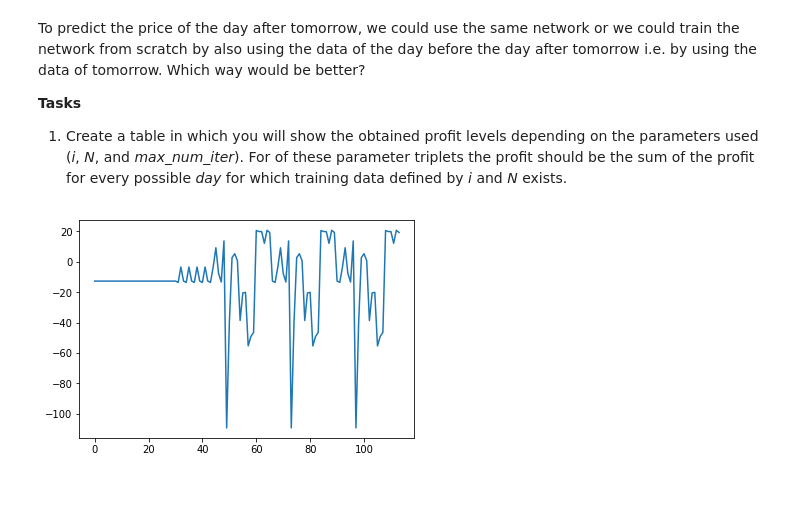
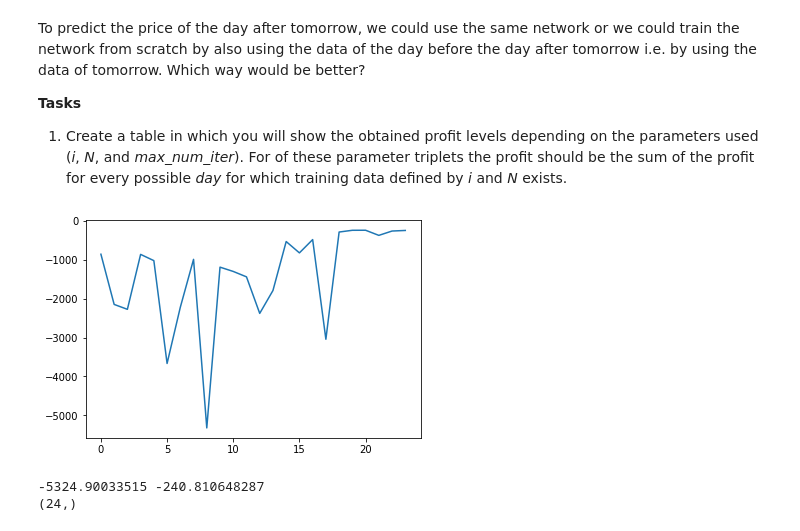
Before and after one commit to kosticmarin/nnets, a Jupyter notebook: exercise2/lab4.ipynb, the cells around one changed output. Drawn from its saved outputs; the diff is of its cells as text; code cells hidden in the pictures; blank space fills up the shorter version.

Commit message:
Fix profit calculation

```diff
--- a/exercise2/lab4.ipynb
+++ b/exercise2/lab4.ipynb
@@ -170,9 +170,9 @@ To predict the price of the day after tomorrow, we could use the same network or
 1. Create a table in which you will show the obtained profit levels depending on the parameters used (*i*, *N*, and *max_num_iter*). For of these parameter triplets the profit should be the sum of the profit for every possible *day* for which training data defined by *i* and *N* exists.
 # %%
 # WRITE YOUR CODE HERE
-def calc_profit(w,data,day,N):
-    a=data[day:day+1]          # price today - we assume the same price tomorrow
-    y=data[day+1:day+2]        # the real price tomorrow
+def calc_profit(w,data,day,N,i):
+    a=data[i:day+1]          # price today - we assume the same price tomorrow
+    y=data[i+1:day+2]        # the real price tomorrow
     err_oo=np.sum(np.abs(y-a)) # error
 
     p=predict(w, memorize(data, day+1, N, 1))
@@ -192,10 +192,16 @@ for _i, _N, _max_num_iter in itertools.product(*params):
 # %%
 for w,triplet in zip(_W,pom):
     _i = triplet[0]
     _N = triplet[1]
     _max_num_iter = triplet[2]
-    profit.append(calc_profit(w,data,_i,_N))
+    profit.append(calc_profit(w,data,day,_N,_i))
 plt.plot(profit)
 plt.show()
 # %% [output]
-[figure, old version]
+[figure, new version]
+# %%
+print(np.min(profit),np.max(profit))
+print(np.shape(profit))
+# %% [output]
+-5324.90033515 -240.810648287
+(24,)
```
Also changed, not shown: parts of 4 cells of this notebook.
